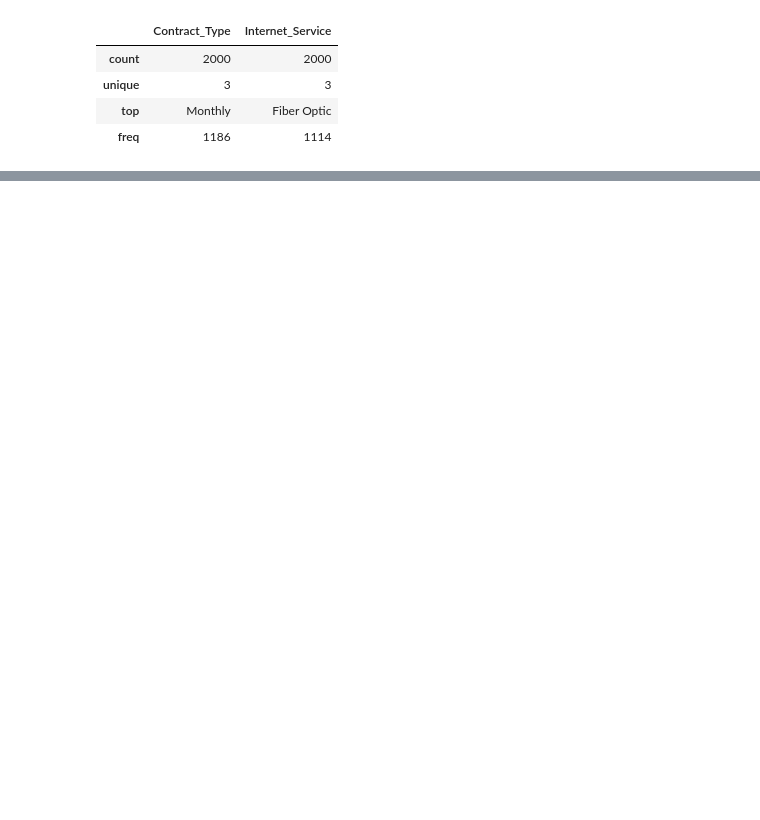
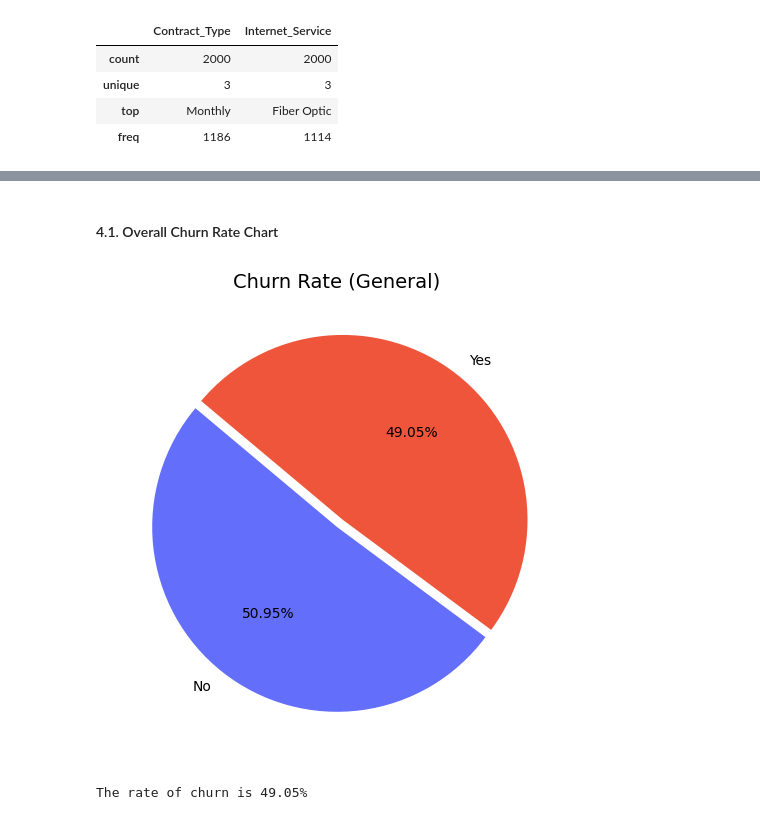
Before and after one commit to MaykInvest/Telecom-Customer-Churn-Analysis, a Jupyter notebook: analysis.ipynb, the cells around one changed output, grey strips where cells are left out. Drawn from its saved outputs; the diff is of its cells as text; code cells hidden in the pictures; blank space fills up the shorter version.

Commit message:
Some adjustments and calculate the rate of churn

```diff
--- a/analysis.ipynb
+++ b/analysis.ipynb
@@ -266,0 +279,24 @@ df.describe(include="object")  # Show summary statistics for all object (categor
+# %% [markdown]
+#### 4.1. Overall Churn Rate Chart
+# %%
+# Count values in the 'Churn' column
+churn_counts = df['Churn'].value_counts().rename(index={1: 'Yes', 0: 'No'})
+
+# Define colors
+colors = ['#636EFA', '#EF553B']
+
+# Create the pie chart
+plt.figure(figsize=(6, 6))
+plt.pie(
+    churn_counts.values,
+    labels=churn_counts.index,
+    autopct='%1.2f%%',  # two decimal places
+    startangle=140,
+    colors=colors,
+    explode=[0.05 if label == 'Yes' else 0 for label in churn_counts.index]
+)
+
+plt.title('Churn Rate (General)', fontsize=14)
+plt.show()
+# %% [output]
+[figure, added]
@@ -266,0 +320,8 @@ df.describe(include="object")  # Show summary statistics for all object (categor
+# %%
+# We calculate the churn rate
+churn_counts = df['Churn'].value_counts()
+numerator = churn_counts.get(1, churn_counts.get('Yes', churn_counts.get(True, 0)))
+rate = 100 * numerator / len(df_churn)
+print(f"The rate of churn is {rate:.2f}%")
+# %% [output]
+The rate of churn is 49.05%
```
Also changed, not shown: parts of 4 cells of this notebook.
